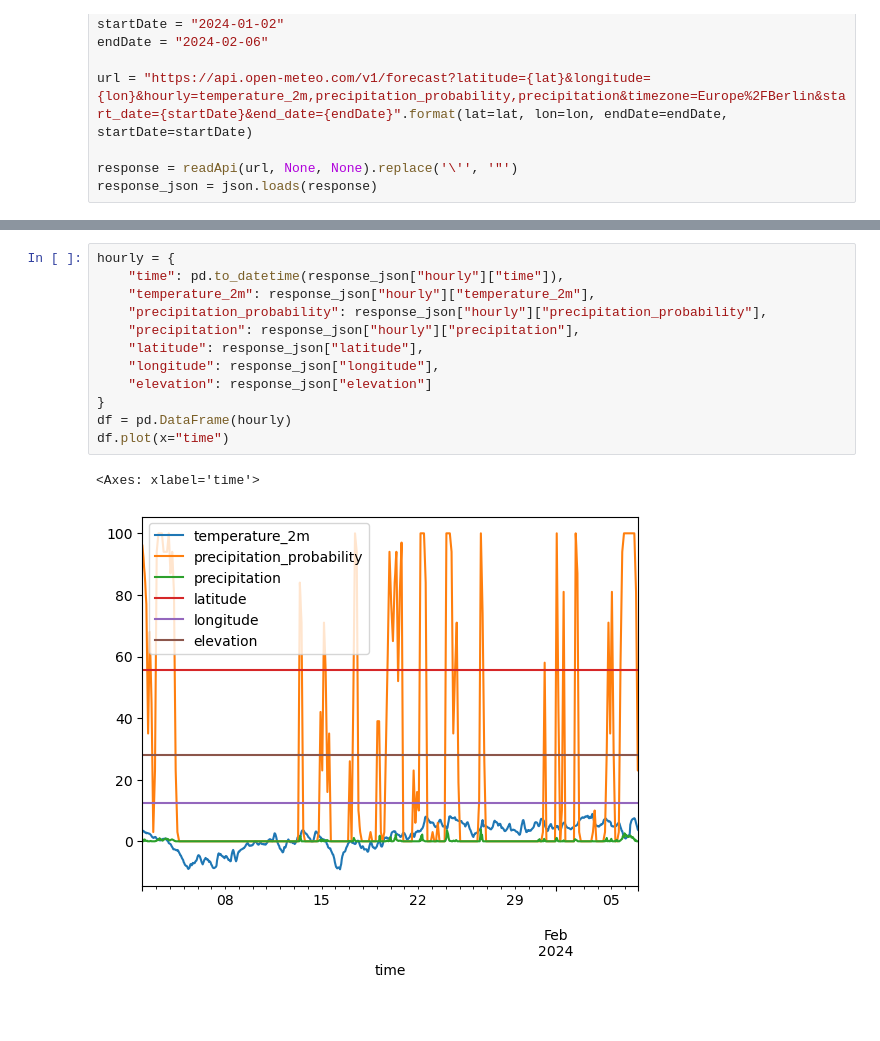
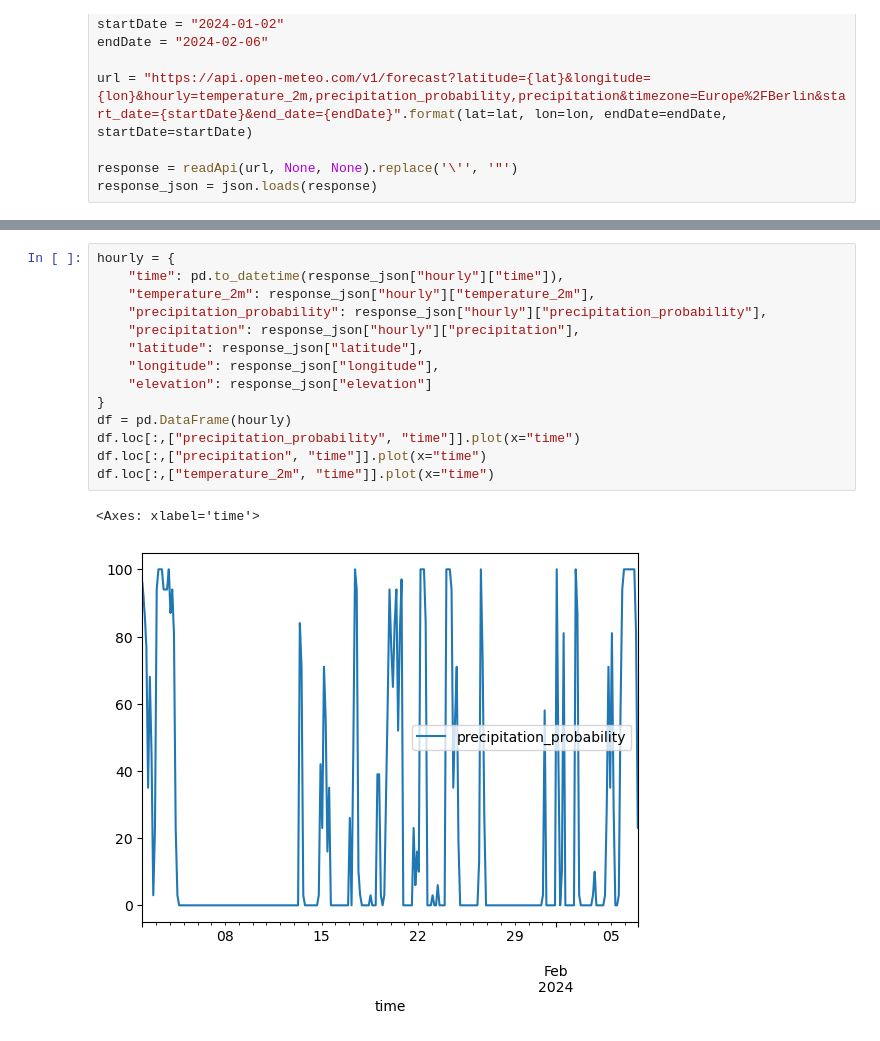
Before and after one commit to ConfuzzedCat/BusinessIntelligence, a Jupyter notebook: MiniProject1-DataWrangling.ipynb, the cells around one changed output, grey strips where cells are left out. Drawn from its saved outputs; the diff is of its cells as text.

Commit message:
fixed plots

```diff
--- a/MiniProject1-DataWrangling.ipynb
+++ b/MiniProject1-DataWrangling.ipynb
@@ -59,15 +59,17 @@ response_json
 # %%
 hourly = {
     "time": pd.to_datetime(response_json["hourly"]["time"]),
     "temperature_2m": response_json["hourly"]["temperature_2m"],
     "precipitation_probability": response_json["hourly"]["precipitation_probability"],
     "precipitation": response_json["hourly"]["precipitation"],
     "latitude": response_json["latitude"],
     "longitude": response_json["longitude"],
     "elevation": response_json["elevation"]
 }
 df = pd.DataFrame(hourly)
-df.plot(x="time")
+df.loc[:,["precipitation_probability", "time"]].plot(x="time")
+df.loc[:,["precipitation", "time"]].plot(x="time")
+df.loc[:,["temperature_2m", "time"]].plot(x="time")
 # %% [output]
 <Axes: xlabel='time'>
-[figure, old version]
+[figure, new version]
```
Also changed, not shown: parts of 2 cells of this notebook.
